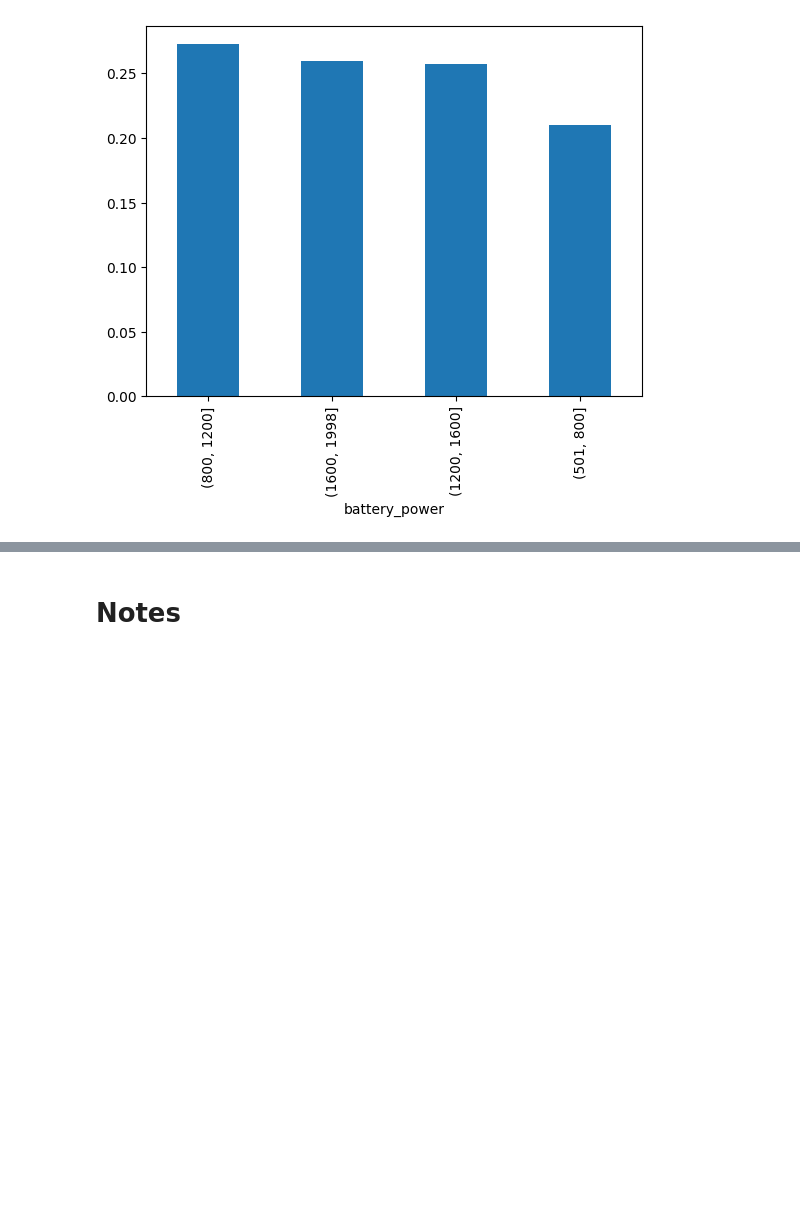
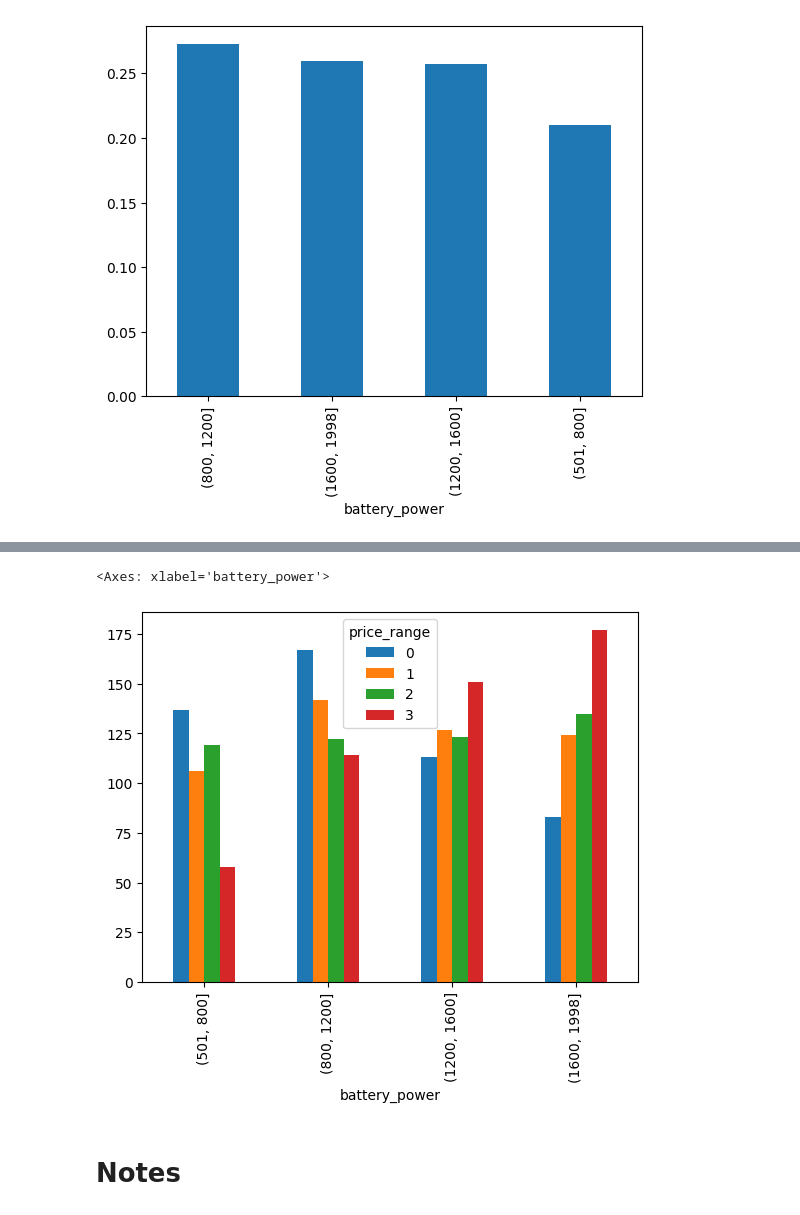
Before and after one commit to M61ss/big-data, a Jupyter notebook: exam-simulations/13-06-2024/13-06-2024.ipynb, the cells around one changed output, grey strips where cells are left out. Saved outputs shown, nothing was run; the diff lists cells and outputs as text; code cells hidden in the pictures; blank space fills up the shorter version.

```diff
--- a/exam-simulations/13-06-2024/13-06-2024.ipynb
+++ b/exam-simulations/13-06-2024/13-06-2024.ipynb
@@ -442,3 +442,8 @@ df.groupby('price_range')['battery_power'].value_counts(normalize=True).plot.bar
+# %%
+pd.crosstab(df['battery_power'], df['price_range']).plot.bar()
+# %% [output]
+<Axes: xlabel='battery_power'>
+[figure, added]
 # %% [markdown]
 # Notes
 # %%
```
Also changed, not shown: parts of 2 cells of this notebook.
